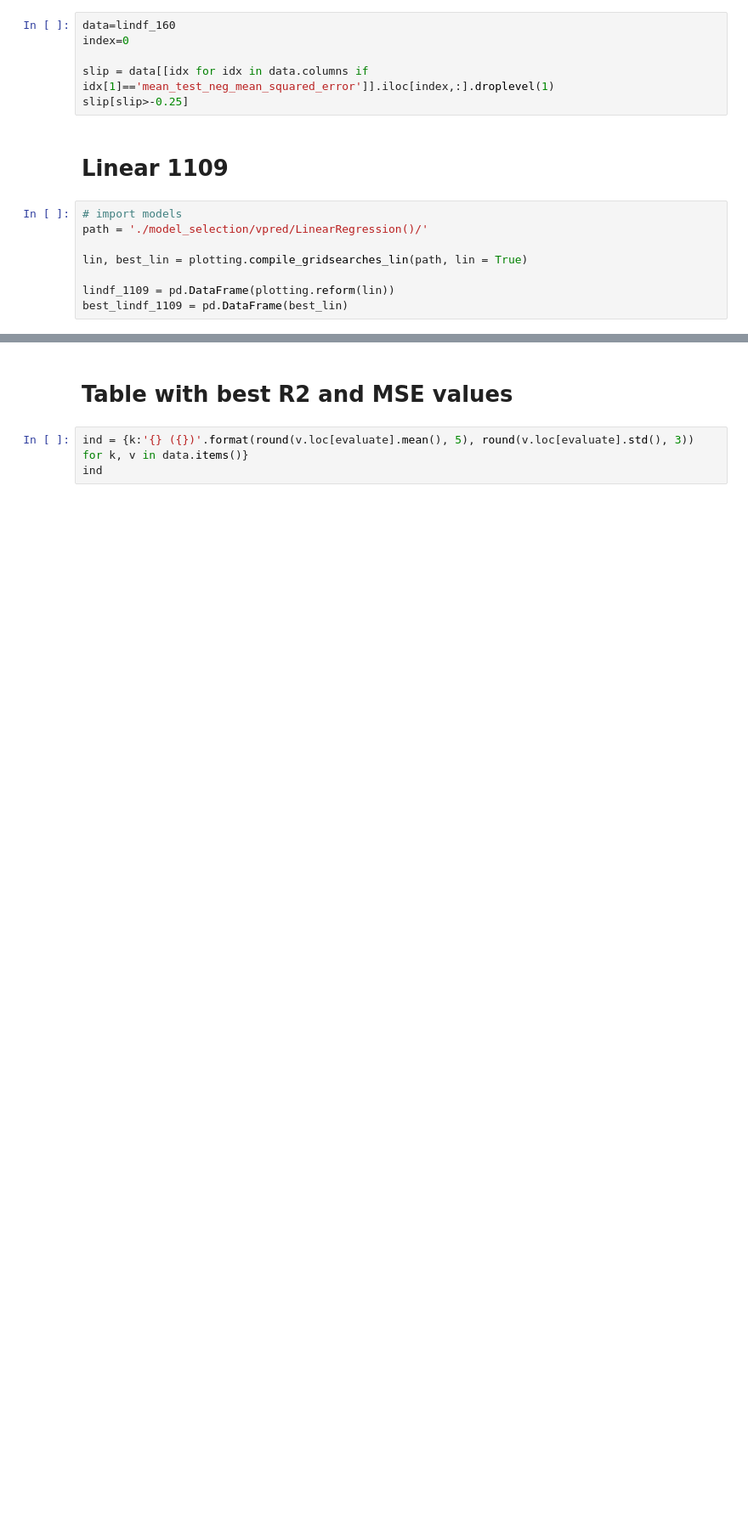
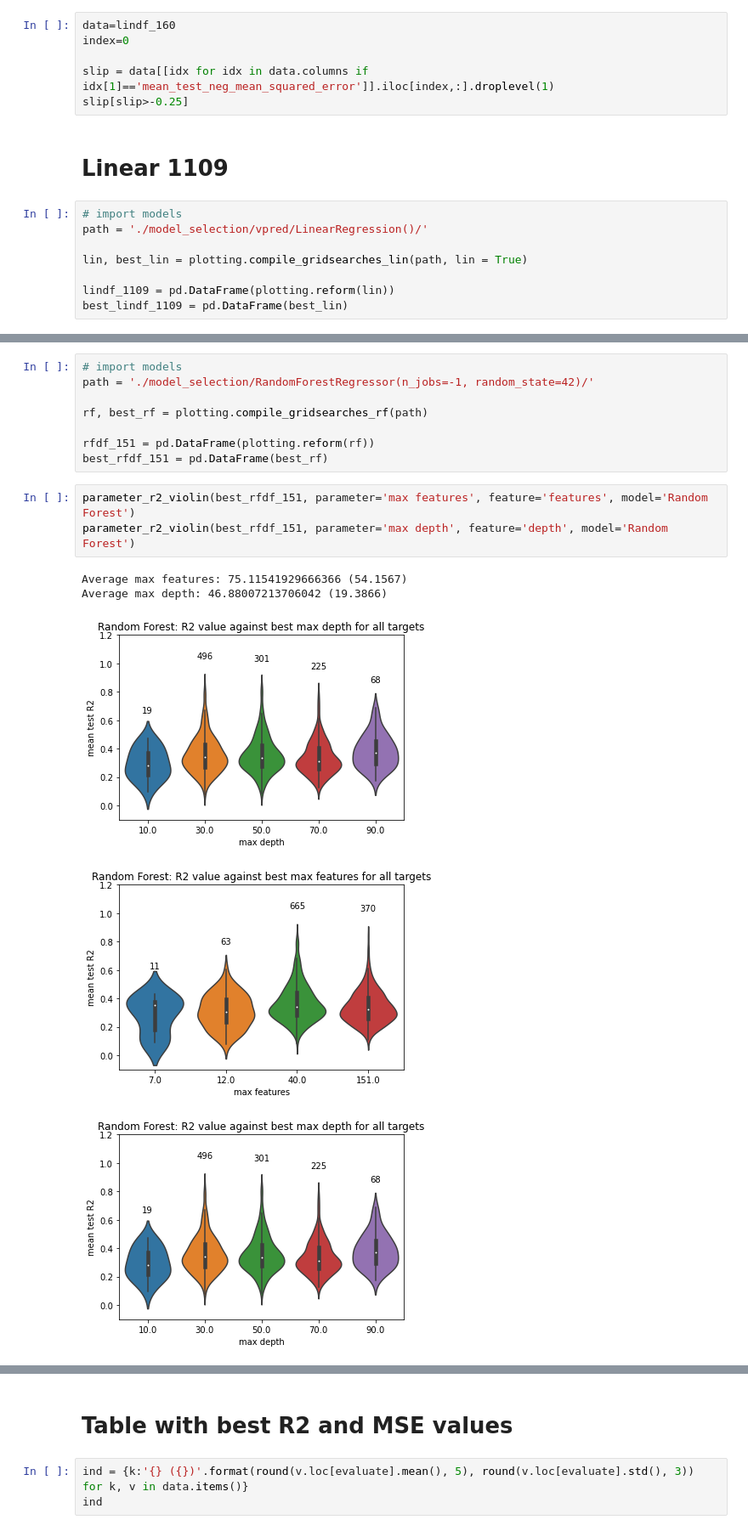
Before and after one commit to antschum/thesis, a Jupyter notebook: Plots.ipynb, the cells around one changed output, grey strips where cells are left out. Shown at 85% size. Drawn from its saved outputs; the diff is of its cells as text; blank space fills up the shorter version.

```diff
--- a/Plots.ipynb
+++ b/Plots.ipynb
@@ -391,0 +441,17 @@ gridc = plotting.cluster_overall(model, full, X_train_1109, y_train_1109, path+'
+# %%
+# import models
+path = './model_selection/RandomForestRegressor(n_jobs=-1, random_state=42)/'
+
+rf, best_rf = plotting.compile_gridsearches_rf(path)
+
+rfdf_151 = pd.DataFrame(plotting.reform(rf))
+best_rfdf_151 = pd.DataFrame(best_rf)
+# %%
+parameter_r2_violin(best_rfdf_151, parameter='max features', feature='features', model='Random Forest')
+parameter_r2_violin(best_rfdf_151, parameter='max depth', feature='depth', model='Random Forest')
+# %% [output]
+Average max features: 75.11541929666366 (54.1567)
+Average max depth: 46.88007213706042 (19.3866)
+[figure, added]
+[figure, added]
+[figure, added]
```
Also changed, not shown: parts of 21 cells of this notebook, 6 other files.
